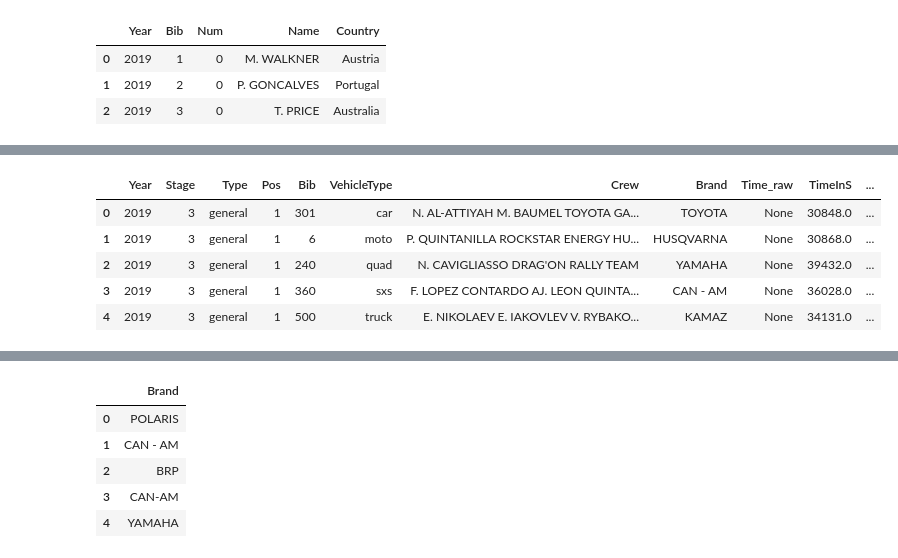
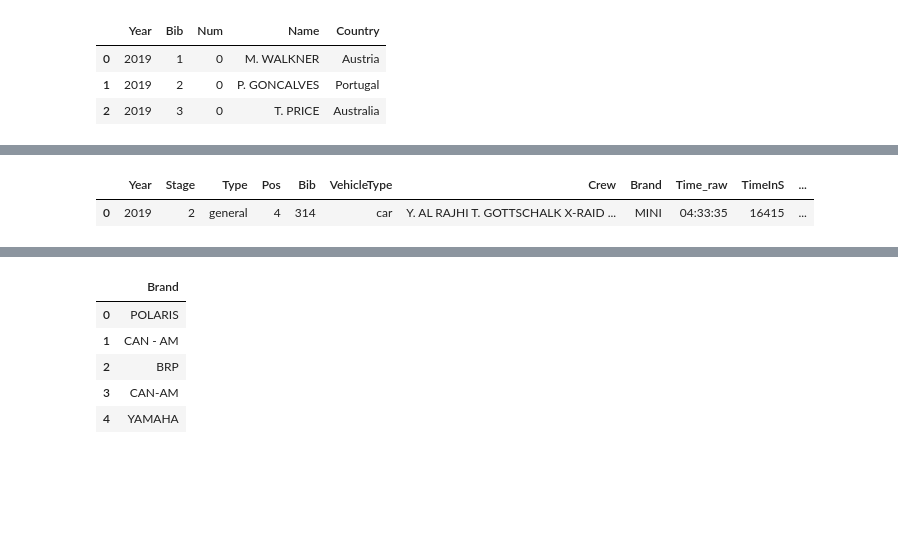
Before and after one commit to psychemedia/WRC_sketches, a Jupyter notebook: doodles/Dakar Rally.ipynb, the cells around one changed output, grey strips where cells are left out. Saved outputs shown, nothing was run; the diff lists cells and outputs as text; code cells hidden in the pictures; blank space fills up the shorter version.

```diff
--- a/doodles/Dakar Rally.ipynb
+++ b/doodles/Dakar Rally.ipynb
@@ -878,10 +896,6 @@ pd.read_sql(q, conn)
 # %%
-q="SELECT * FROM ranking WHERE Type='general' AND Stage=3 AND Pos=1 LIMIT 5;"
+q="SELECT * FROM ranking WHERE Type='general' AND Stage=2 AND Pos=4 LIMIT 5;"
 pd.read_sql(q, conn)
 # %% [output]
 |  | Year | Stage | Type | Pos | Bib | VehicleType | Crew | Brand | Time_raw | TimeInS | ... |
-| 0 | 2019 | 3 | general | 1 | 301 | car | N. AL-ATTIYAH M. BAUMEL TOYOTA GA... | TOYOTA | None | 30848.0 | ... |
-| 1 | 2019 | 3 | general | 1 | 6 | moto | P. QUINTANILLA ROCKSTAR ENERGY HU... | HUSQVARNA | None | 30868.0 | ... |
-| 2 | 2019 | 3 | general | 1 | 240 | quad | N. CAVIGLIASSO DRAG'ON RALLY TEAM | YAMAHA | None | 39432.0 | ... |
-| 3 | 2019 | 3 | general | 1 | 360 | sxs | F. LOPEZ CONTARDO AJ. LEON QUINTA... | CAN - AM | None | 36028.0 | ... |
-| 4 | 2019 | 3 | general | 1 | 500 | truck | E. NIKOLAEV E. IAKOVLEV V. RYBAKO... | KAMAZ | None | 34131.0 | ... |
+| 0 | 2019 | 2 | general | 4 | 314 | car | Y. AL RAJHI T. GOTTSCHALK X-RAID ... | MINI | 04:33:35 | 16415 | ... |
```
Also changed, not shown: parts of 9 cells of this notebook.
